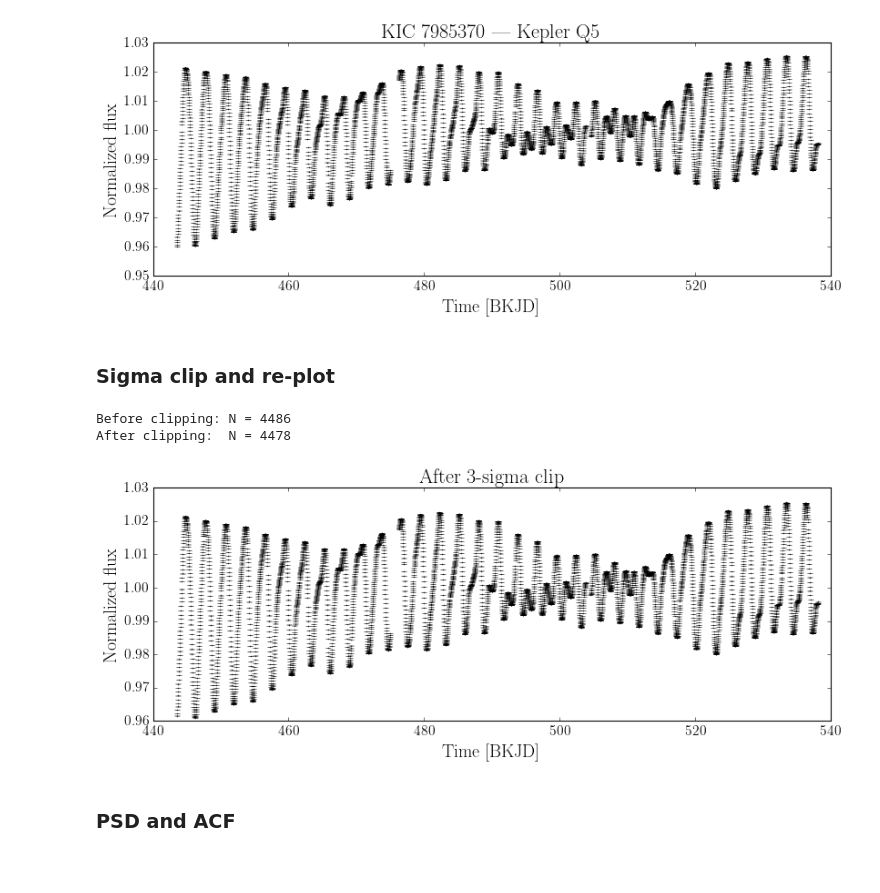
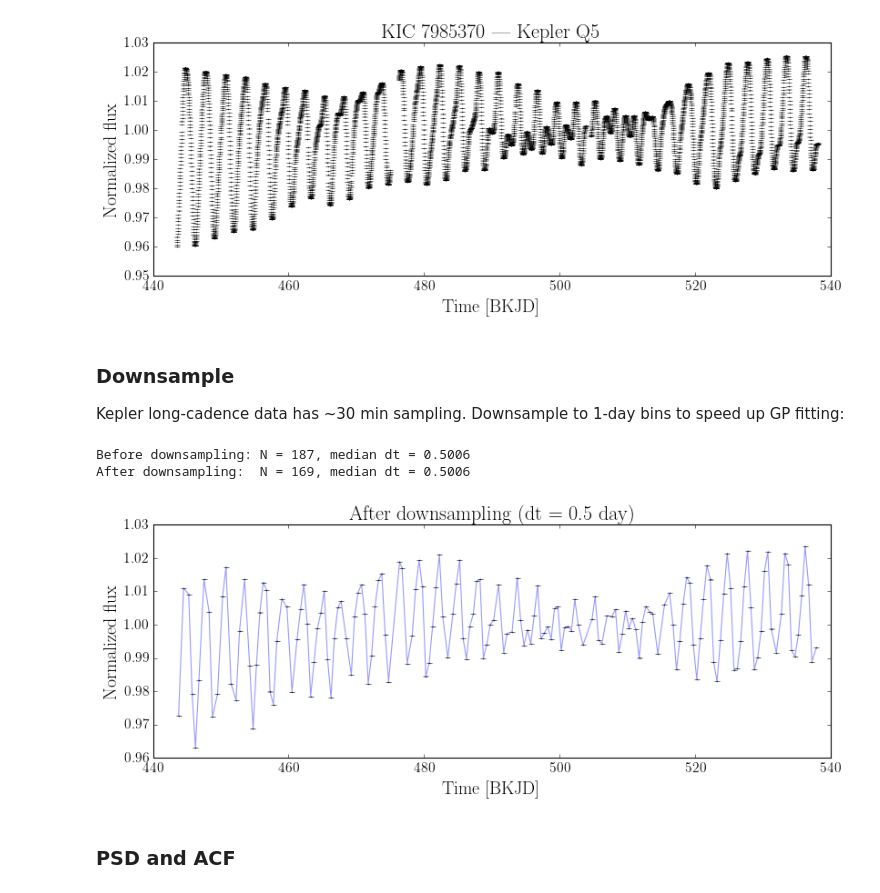
Before and after one commit to jbirky/spotgp, a Jupyter notebook: docs/tutorials/data_preprocessing.ipynb, the cells around one changed output. Saved outputs shown, nothing was run; the diff lists cells and outputs as text; code cells hidden in the pictures; blank space fills up the shorter version.

```diff
--- a/docs/tutorials/data_preprocessing.ipynb
+++ b/docs/tutorials/data_preprocessing.ipynb
@@ -143,20 +160,23 @@ plt.title("KIC 7985370 — Kepler Q5")
 plt.show()
 # %% [output]
 [figure]
-# %% [markdown]
-### Sigma clip and re-plot
-# %%
-print(f"Before clipping: N = {ts_kepler.N}")
-ts_kepler.sigma_clip(lower=3, upper=3)
-print(f"After clipping:  N = {ts_kepler.N}")
-
-ts_kepler.plot(xlabel="Time [BKJD]", ylabel="Normalized flux")
-plt.title("After 3-sigma clip")
-plt.show()
-# %% [output]
-Before clipping: N = 4486
-After clipping:  N = 4478
-[figure, removed]
+# %% [markdown]
+### Downsample
+
+Kepler long-cadence data has ~30 min sampling. Downsample to 1-day bins to speed up GP fitting:
+# %%
+print(f"Before downsampling: N = {ts_kepler.N}, median dt = {ts_kepler.median_dt:.4f}")
+ts_kepler.downsample(dt=0.5)
+print(f"After downsampling:  N = {ts_kepler.N}, median dt = {ts_kepler.median_dt:.4f}")
+
+ts_kepler.plot(xlabel="Time [BKJD]", ylabel="Normalized flux")
+plt.plot(ts_kepler.x, ts_kepler.y, alpha=0.4)
+plt.title("After downsampling (dt = 0.5 day)")
+plt.show()
+# %% [output]
+Before downsampling: N = 187, median dt = 0.5006
+After downsampling:  N = 169, median dt = 0.5006
+[figure, added]
 # %% [markdown]
 ### PSD and ACF
 # %%
```
Also changed, not shown: parts of 8 cells of this notebook, 1 other file.
